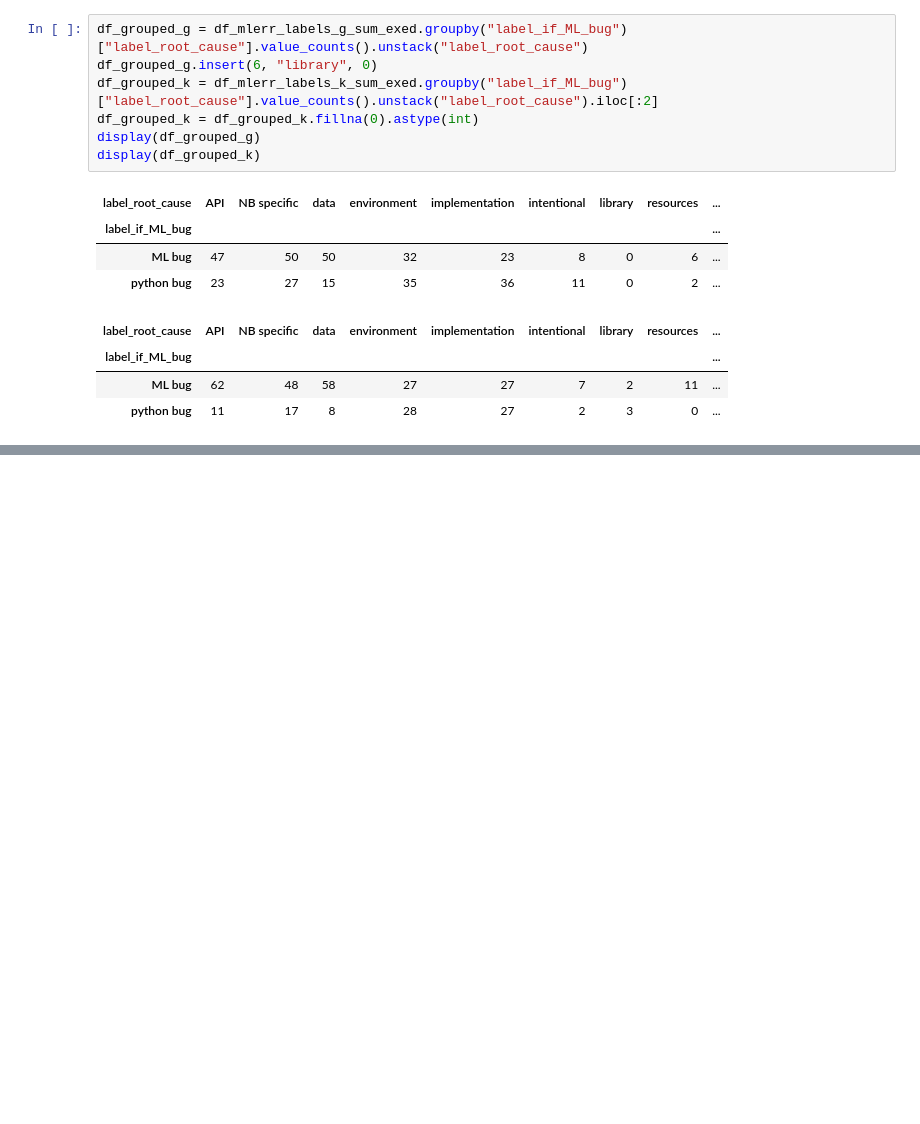
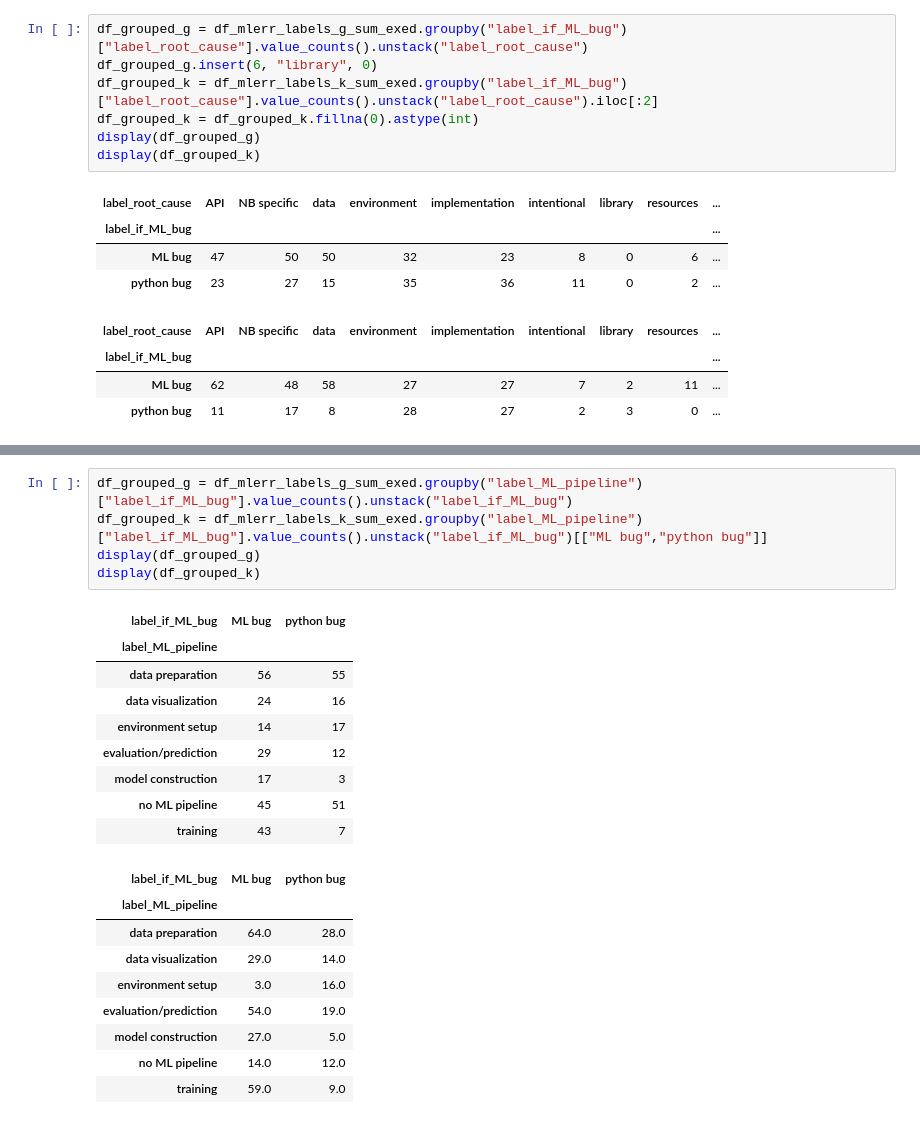
Before and after one commit to PELAB-LiU/jupyter_nbs_empirical, a Jupyter notebook: notebook_error_analysis-manual_labels_chisquaretest.ipynb, the cells around one changed output, grey strips where cells are left out. Saved outputs shown, nothing was run; the diff lists cells and outputs as text; blank space fills up the shorter version.

Commit message:
statistical test for mlbugs and ml pipelines

```diff
--- a/notebook_error_analysis-manual_labels_chisquaretest.ipynb
+++ b/notebook_error_analysis-manual_labels_chisquaretest.ipynb
@@ -280,0 +281,24 @@ Chi2ContingencyResult: pvalue is  2.3973720882076537e-12 (Statistically differen
+# %%
+df_grouped_g = df_mlerr_labels_g_sum_exed.groupby("label_ML_pipeline")["label_if_ML_bug"].value_counts().unstack("label_if_ML_bug")
+df_grouped_k = df_mlerr_labels_k_sum_exed.groupby("label_ML_pipeline")["label_if_ML_bug"].value_counts().unstack("label_if_ML_bug")[["ML bug","python bug"]]
+display(df_grouped_g)
+display(df_grouped_k)
+# %% [output]
+| label_if_ML_bug | ML bug | python bug |
+| label_ML_pipeline |  |  |
+| data preparation | 56 | 55 |
+| data visualization | 24 | 16 |
+| environment setup | 14 | 17 |
+| evaluation/prediction | 29 | 12 |
+| model construction | 17 | 3 |
+| no ML pipeline | 45 | 51 |
+| training | 43 | 7 |
+| label_if_ML_bug | ML bug | python bug |
+| label_ML_pipeline |  |  |
+| data preparation | 64.0 | 28.0 |
+| data visualization | 29.0 | 14.0 |
+| environment setup | 3.0 | 16.0 |
+| evaluation/prediction | 54.0 | 19.0 |
+| model construction | 27.0 | 5.0 |
+| no ML pipeline | 14.0 | 12.0 |
+| training | 59.0 | 9.0 |
```
Also changed, not shown: parts of 5 cells of this notebook, 1 other file.
